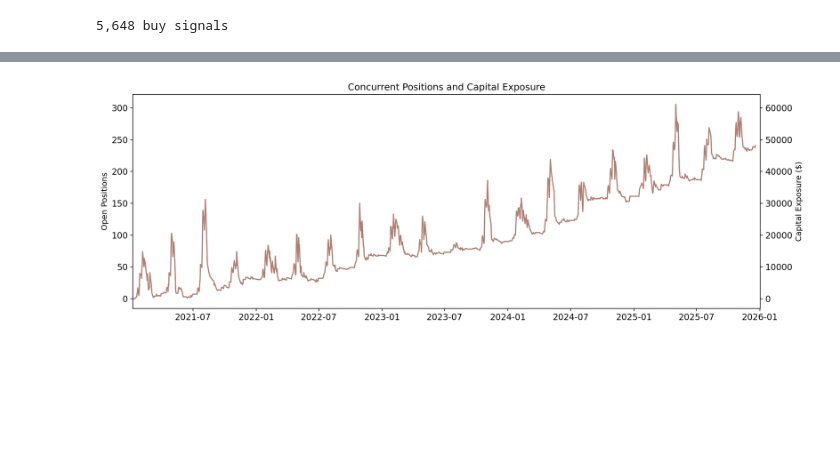
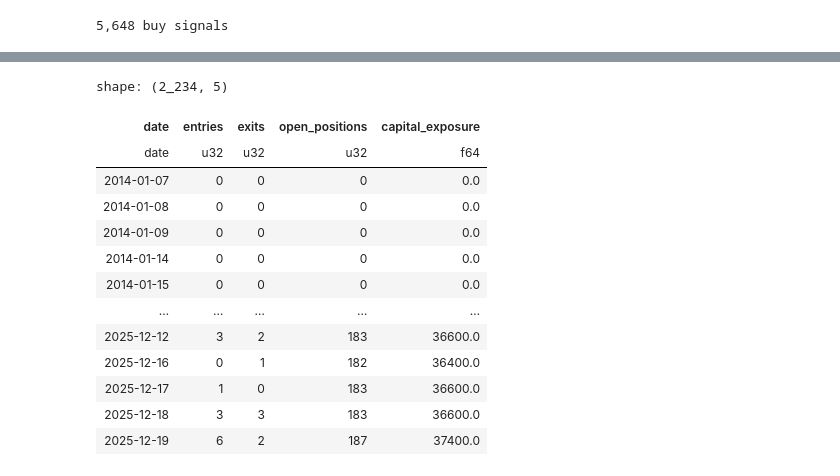
Before and after one commit to Richard-X46/Post-Earnings-Forecast, a Jupyter notebook: src/modeling/dnn/DNN_STRAT_4.ipynb, the cells around one changed output, grey strips where cells are left out. Saved outputs shown, nothing was run; the diff lists cells and outputs as text; code cells hidden in the pictures; blank space fills up the shorter version.

```diff
--- a/src/modeling/dnn/DNN_STRAT_4.ipynb
+++ b/src/modeling/dnn/DNN_STRAT_4.ipynb
@@ -1343,7 +1344,20 @@ plt.figure(figsize=(12, 5)); plt.bar(quarterly['quarter'].to_list(), quarterly['
-# %%
-fig, ax = plt.subplots(figsize=(14, 5)); ax.plot(activity['date'], activity['open_positions'], color='#4c72b0'); ax.set_xlim(PLOT_START, PLOT_END); ax.set_title('Concurrent Positions and Capital Exposure'); ax.set_ylabel('Open Positions'); exposure_ax = ax.twinx(); exposure_ax.plot(activity['date'], activity['capital_exposure'], color='#dd8452', alpha=.7); exposure_ax.set_ylabel('Capital Exposure ($)'); fig.tight_layout(); plt.show()
-# %% [output]
-[figure, removed]
+# %%
+activity
+# %% [output]
+shape: (2_234, 5)
+| date | entries | exits | open_positions | capital_exposure |
+| date | u32 | u32 | u32 | f64 |
+| 2014-01-07 | 0 | 0 | 0 | 0.0 |
+| 2014-01-08 | 0 | 0 | 0 | 0.0 |
+| 2014-01-09 | 0 | 0 | 0 | 0.0 |
+| 2014-01-14 | 0 | 0 | 0 | 0.0 |
+| 2014-01-15 | 0 | 0 | 0 | 0.0 |
+| … | … | … | … | … |
+| 2025-12-12 | 3 | 2 | 183 | 36600.0 |
+| 2025-12-16 | 0 | 1 | 182 | 36400.0 |
+| 2025-12-17 | 1 | 0 | 183 | 36600.0 |
+| 2025-12-18 | 3 | 3 | 183 | 36600.0 |
+| 2025-12-19 | 6 | 2 | 187 | 37400.0 |
 # %%
 def annualized_sharpe(daily_returns):
     daily_returns = np.asarray(daily_returns, dtype=float)
```
Also changed, not shown: parts of 16 cells of this notebook, 1 other file.
